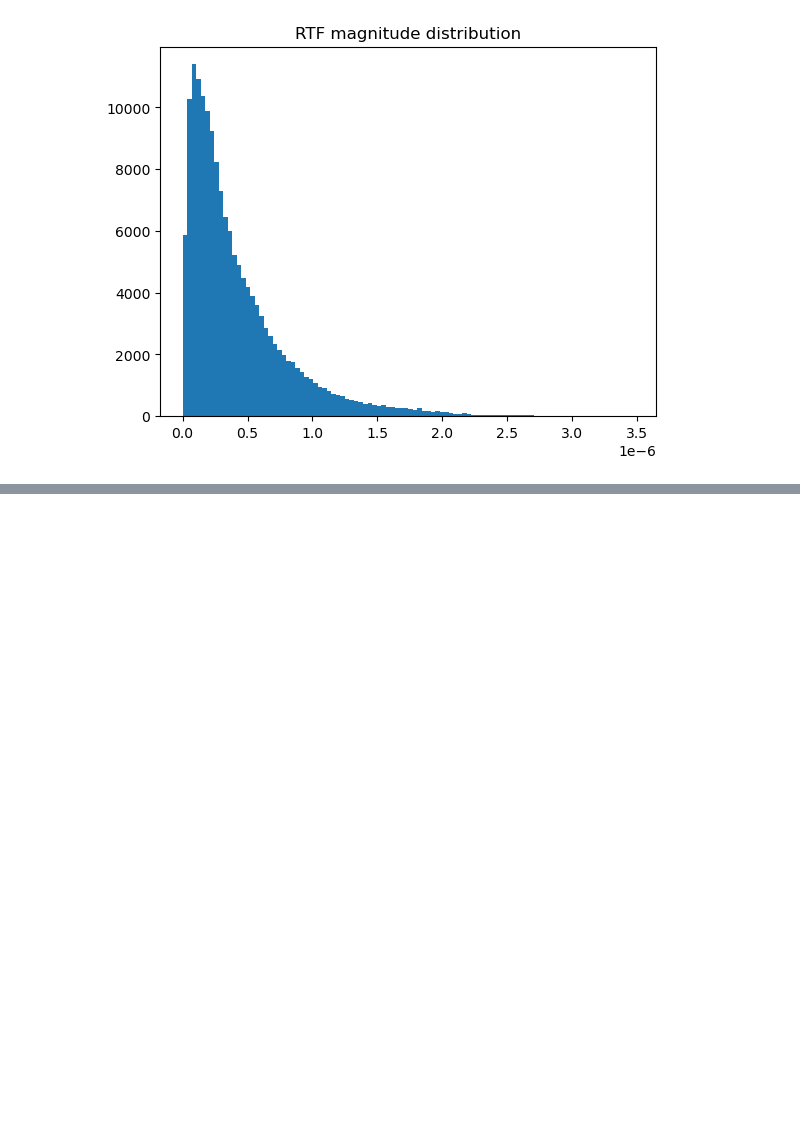
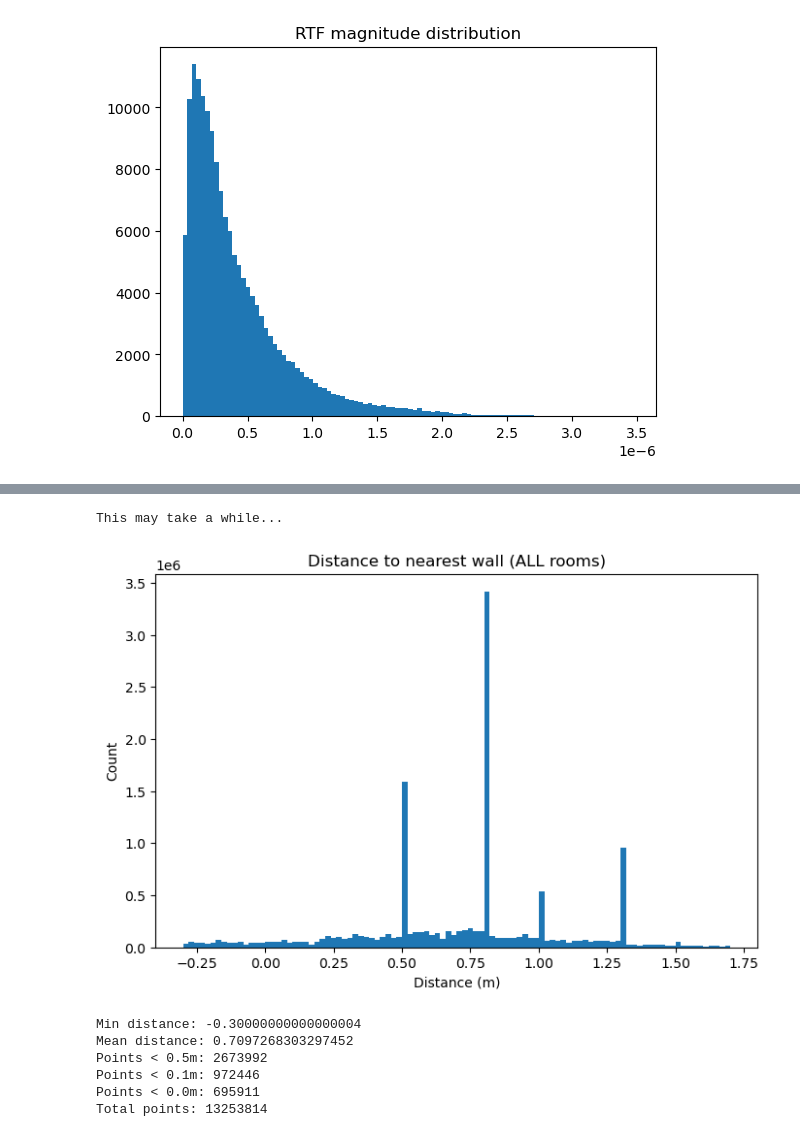
Before and after one commit to takenakabayashi/CEAIVS8-DEEP-SOUND-ZONES, a Jupyter notebook: PINN/EDA.ipynb, the cells around one changed output, grey strips where cells are left out. Drawn from its saved outputs; the diff is of its cells as text; code cells hidden in the pictures; blank space fills up the shorter version.

```diff
--- a/PINN/EDA.ipynb
+++ b/PINN/EDA.ipynb
@@ -203,0 +175,54 @@ plt.show()
+# %%
+# ------- Distance for receivers to nearest walls -------
+# This takes all rooms into consideration
+
+all_distances = []
+
+with h5py.File(file_path, "r") as f:
+    rooms = list(f.keys())
+
+    print("This may take a while...")
+
+    for i, room in enumerate(rooms):
+        grp = f[room]
+
+        pos = grp["receiver_pos"][:]
+        dims = grp["room_dim"][0]
+
+        # Compute distance to walls
+        dist = np.min([
+            pos[:,0],
+            dims[0] - pos[:,0],
+            pos[:,1],
+            dims[1] - pos[:,1],
+            pos[:,2],
+            dims[2] - pos[:,2],
+        ], axis=0)
+
+        all_distances.append(dist)
+
+all_distances = np.concatenate(all_distances)
+
+plt.figure(figsize=(8,5))
+plt.hist(all_distances, bins=100)
+plt.title("Distance to nearest wall (ALL rooms)")
+plt.xlabel("Distance (m)")
+plt.ylabel("Count")
+plt.show()
+
+print("Min distance:", np.min(all_distances))
+print("Mean distance:", np.mean(all_distances))
+
+print("Points < 0.5m:", np.sum(all_distances < 0.5))
+print("Points < 0.1m:", np.sum(all_distances < 0.1))
+print("Points < 0.0m:", np.sum(all_distances < 0.0))
+print("Total points:", len(all_distances))
+# %% [output]
+This may take a while...
+[figure, added]
+Min distance: -0.30000000000000004
+Mean distance: 0.7097268303297452
+Points < 0.5m: 2673992
+Points < 0.1m: 972446
+Points < 0.0m: 695911
+Total points: 13253814
```
Also changed, not shown: parts of 17 cells of this notebook, 1 other file.
